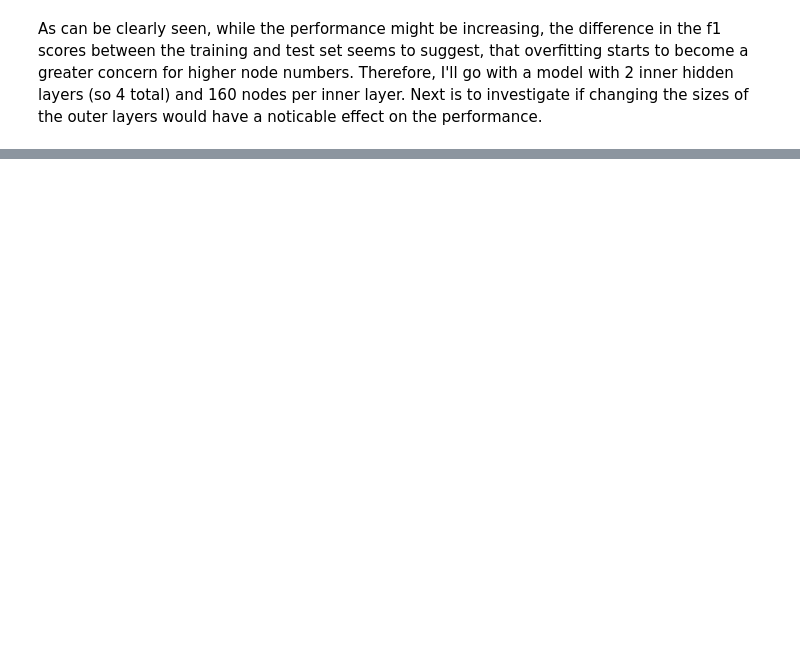
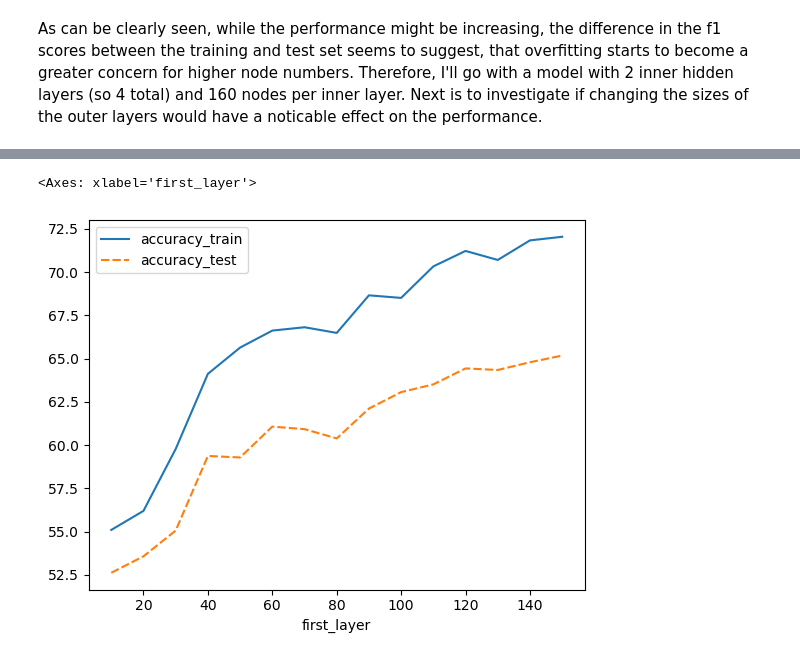
Before and after one commit to IlinKaragjozov/ComVis_with_Pytorch, a Jupyter notebook: Arab_Letter_Classification.ipynb, the cells around one changed output, grey strips where cells are left out. Saved outputs shown, nothing was run; the diff lists cells and outputs as text; code cells hidden in the pictures; blank space fills up the shorter version.

```diff
--- a/Arab_Letter_Classification.ipynb
+++ b/Arab_Letter_Classification.ipynb
@@ -480,7 +485,7 @@ class TestingTails(nn.Module):
         self.relu=nn.ReLU()
         self.dropout=nn.Dropout()
         self.batch1=nn.BatchNorm1d(nodes_inner)
-        self.batch2=nn.BatchNorm1d(100)
+        self.batch2=nn.BatchNorm1d(160)
         self.batch3=nn.BatchNorm1d(nodes_outer)
 
     def forward(self, x):
@@ -572,0 +587,20 @@ RuntimeError: running_mean should contain 160 elements not 100
+# %%
+input_layer=[x for x in range(10, 160, 10)]
+
+
+parameters_3={'loss_train':[], 'accuracy_train':[], 'f1_score_train':[],'loss_test':[], 'accuracy_test':[], 'f1_score_test':[], 'variance_check':[],'first_layer':[]}
+k=0
+for layer in input_layer:
+    print(layer)
+    tr_metric, ts_metric = SingleTrain_tails(nodes_inner=layer, nodes_outer=160, num_epochs=100, learning_rate = 0.001,printing = True)
+    parameters_3['loss_train'].append(tr_metric['loss'][-1])
+    parameters_3['loss_test'].append(ts_metric['loss'][-1])
+    parameters_3['accuracy_train'].append(tr_metric['accuracy'][-1])
+    parameters_3['accuracy_test'].append(ts_metric['accuracy'][-1])
+    parameters_3['f1_score_train'].append(tr_metric['f1_score'][-1])
+    parameters_3['f1_score_test'].append(ts_metric['f1_score'][-1])
+    parameters_3['variance_check'].append(tr_metric['accuracy'][-1]-ts_metric['accuracy'][-1])
+    parameters_3['first_layer'].append(layer)
+    k+=1
+    print(f'{k} down, {len(input_layer)-k} to go')
+    print('------------------------')
@@ -572,0 +625,8 @@ RuntimeError: running_mean should contain 160 elements not 100
+# %%
+parameters_inner=pd.DataFrame(parameters_3).set_index('first_layer')
+
+sns.lineplot(data=parameters_inner[['accuracy_train', 'accuracy_test']])
+#parameters_inner
+# %% [output]
+<Axes: xlabel='first_layer'>
+[figure, added]
```
Also changed, not shown: parts of 21 cells of this notebook.
